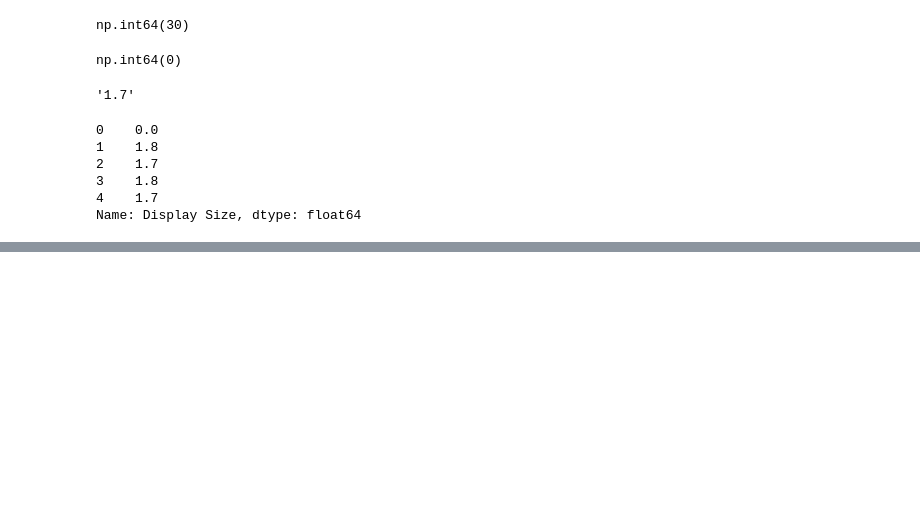
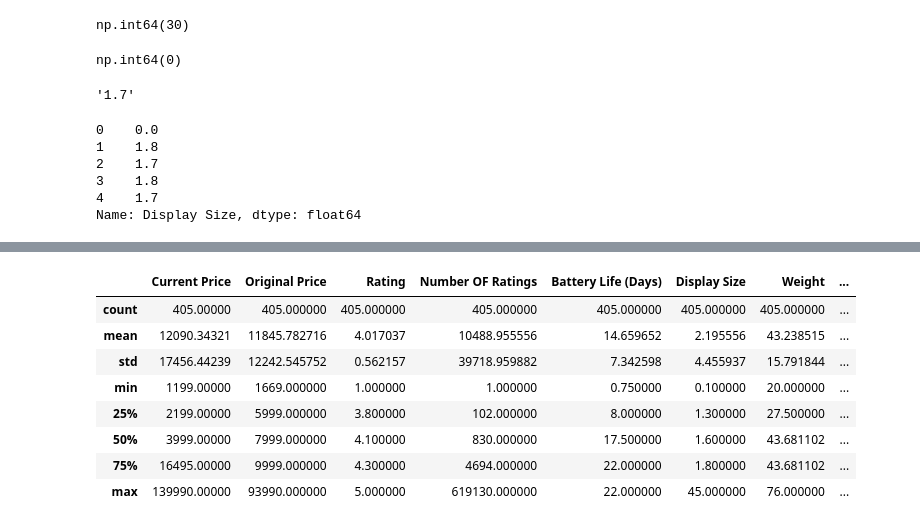
Before and after one commit to Git-of-Abdullah/smartwatch, a Jupyter notebook: Data_cleaning.ipynb, the cells around one changed output, grey strips where cells are left out. Saved outputs shown, nothing was run; the diff lists cells and outputs as text; code cells hidden in the pictures; blank space fills up the shorter version.

```diff
--- a/Data_cleaning.ipynb
+++ b/Data_cleaning.ipynb
@@ -438,0 +536,3 @@ Name: Display Size, dtype: float64
+# %%
+numerical = [feature for feature in df.columns if df[feature].dtype != "object"]
+numerical
@@ -438,0 +599,21 @@ Name: Display Size, dtype: float64
+# %%
+def remove_outlier_IQR(df, column):
+    """
+    Removes outliers from a specified column in the dataframe using the IQR method.
+
+    Parameters:
+        df (pd.DataFrame): The input dataframe
+        column (str): The column name to clean
+
+    Returns:
+        pd.DataFrame: A new dataframe with outliers removed
+    """
+    Q1 = df[column].quantile(0.25)
+    Q3 = df[column].quantile(0.75)
+    IQR = Q3 - Q1
+
+    lower_bound = Q1 - 1.5 * IQR
+    upper_bound = Q3 + 1.5 * IQR
+
+    cleaned_df = df[(df[column] >= lower_bound) & (df[column] <= upper_bound)]
+    return cleaned_df
@@ -438,0 +668,12 @@ Name: Display Size, dtype: float64
+# %%
+df_cleaned[numerical].describe()
+# %% [output]
+|  | Current Price | Original Price | Rating | Number OF Ratings | Battery Life (Days) | Display Size | Weight | ... |
+| count | 405.00000 | 405.000000 | 405.000000 | 405.000000 | 405.000000 | 405.000000 | 405.000000 | ... |
+| mean | 12090.34321 | 11845.782716 | 4.017037 | 10488.955556 | 14.659652 | 2.195556 | 43.238515 | ... |
+| std | 17456.44239 | 12242.545752 | 0.562157 | 39718.959882 | 7.342598 | 4.455937 | 15.791844 | ... |
+| min | 1199.00000 | 1669.000000 | 1.000000 | 1.000000 | 0.750000 | 0.100000 | 20.000000 | ... |
+| 25% | 2199.00000 | 5999.000000 | 3.800000 | 102.000000 | 8.000000 | 1.300000 | 27.500000 | ... |
+| 50% | 3999.00000 | 7999.000000 | 4.100000 | 830.000000 | 17.500000 | 1.600000 | 43.681102 | ... |
+| 75% | 16495.00000 | 9999.000000 | 4.300000 | 4694.000000 | 22.000000 | 1.800000 | 43.681102 | ... |
+| max | 139990.00000 | 93990.000000 | 5.000000 | 619130.000000 | 22.000000 | 45.000000 | 76.000000 | ... |
```
Also changed, not shown: parts of 31 cells of this notebook.
